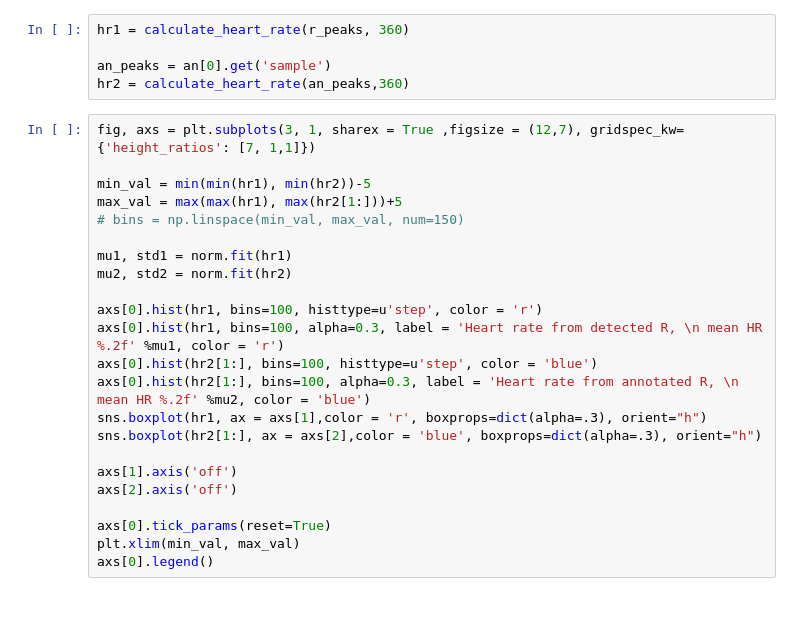
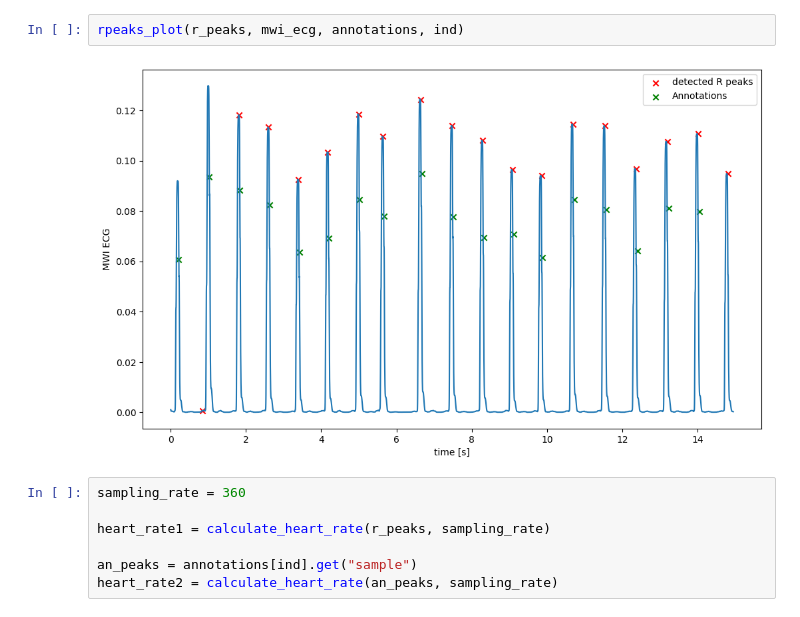
Before and after one commit to Maria-Iosif/ECG-HRV-Analysis, a Jupyter notebook: run.ipynb, the cells around one changed output. Cells and saved outputs as stored; diff of their text form.

```diff
--- a/run.ipynb
+++ b/run.ipynb
@@ -44,28 +31,11 @@ plt.ylabel('MWI ECG')
+# %%
+rpeaks_plot(r_peaks, mwi_ecg, annotations, ind)
+# %% [output]
+[figure, added]
 # %%
-hr1 = calculate_heart_rate(r_peaks, 360)
+sampling_rate = 360
 
-an_peaks = an[0].get('sample')
-hr2 = calculate_heart_rate(an_peaks,360)
+heart_rate1 = calculate_heart_rate(r_peaks, sampling_rate)
+
+an_peaks = annotations[ind].get("sample")
+heart_rate2 = calculate_heart_rate(an_peaks, sampling_rate)
-# %%
-fig, axs = plt.subplots(3, 1, sharex = True ,figsize = (12,7), gridspec_kw={'height_ratios': [7, 1,1]})
-
-min_val = min(min(hr1), min(hr2))-5
-max_val = max(max(hr1), max(hr2[1:]))+5
-# bins = np.linspace(min_val, max_val, num=150)
-
-mu1, std1 = norm.fit(hr1)
-mu2, std2 = norm.fit(hr2)
-
-axs[0].hist(hr1, bins=100, histtype=u'step', color = 'r')
-axs[0].hist(hr1, bins=100, alpha=0.3, label = 'Heart rate from detected R, \n mean HR %.2f' %mu1, color = 'r')
-axs[0].hist(hr2[1:], bins=100, histtype=u'step', color = 'blue')
-axs[0].hist(hr2[1:], bins=100, alpha=0.3, label = 'Heart rate from annotated R, \n mean HR %.2f' %mu2, color = 'blue')
-sns.boxplot(hr1, ax = axs[1],color = 'r', boxprops=dict(alpha=.3), orient="h")
-sns.boxplot(hr2[1:], ax = axs[2],color = 'blue', boxprops=dict(alpha=.3), orient="h")
-
-axs[1].axis('off')
-axs[2].axis('off')
-
-axs[0].tick_params(reset=True)
-plt.xlim(min_val, max_val)
-axs[0].legend()
```
Also changed, not shown: parts of 30 cells of this notebook.
